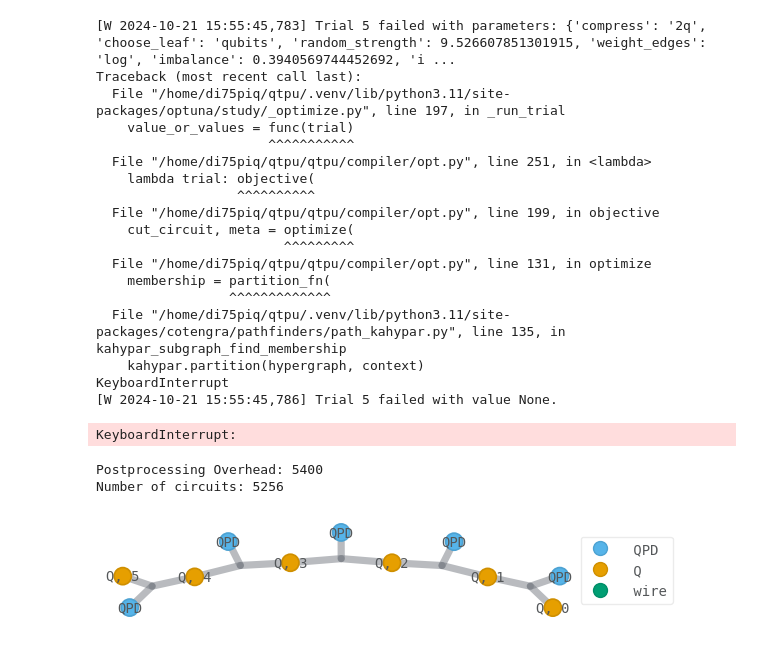
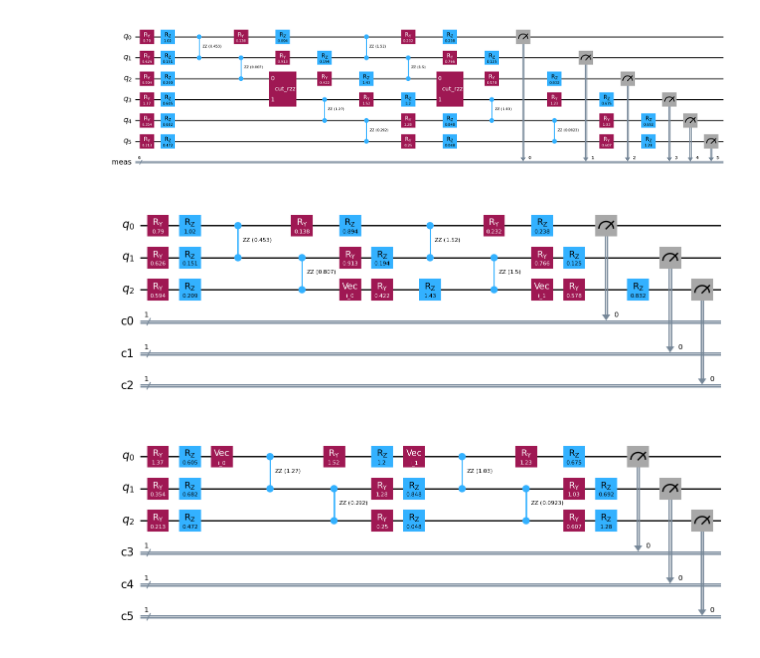
Before and after one commit to nathanieltornow/qtpu, a Jupyter notebook: docs/01_basics.ipynb, the cells around one changed output. Drawn from its saved outputs; the diff is of its cells as text; code cells hidden in the pictures.

```diff
--- a/docs/01_basics.ipynb
+++ b/docs/01_basics.ipynb
@@ -4,7 +5,7 @@ from qiskit.circuit.library import TwoLocal
 from IPython.display import display
 import qtpu
 # %%
-N = 10
+N = 6
 circuit = TwoLocal(N, ["ry", "rz"], "rzz", entanglement="linear", reps=2).decompose()
 circuit = circuit.assign_parameters(
     {param: np.random.rand() * np.pi / 2 for param in circuit.parameters}
@@ -12,4 +13,11 @@ circuit = circuit.assign_parameters(
 
 circuit.measure_all()
 
-circuit.draw("mpl", fold=-1)
+# circuit.draw("mpl", fold=-1)
+# circuit = QuantumCircuit(N)
+# circuit.h(0)
+# circuit.h(1)
+# circuit.h(2)
+# circuit.cx(range(N-1), range(1, N))
+
+# circuit.measure_all()
@@ -18,32 +24,19 @@ circuit.draw("mpl", fold=-1)
 # %%
-cut_circuit = qtpu.cut(circuit, num_qubits=N//4, show_progress_bar=True, n_trials=10)
+cut_circuit = qtpu.cut(
+    circuit, num_qubits=N // 2, show_progress_bar=True, n_trials=10, max_overhead=160
+)
 cut_circuit.draw("mpl", fold=-1)
 # %% [output]
-[W 2024-10-21 15:55:45,783] Trial 5 failed with parameters: {'compress': '2q', 'choose_leaf': 'qubits', 'random_strength': 9.526607851301915, 'weight_edges': 'log', 'imbalance': 0.3940569744452692, 'i ...
-Traceback (most recent call last):
-  File "/home/di75piq/qtpu/.venv/lib/python3.11/site-packages/optuna/study/_optimize.py", line 197, in _run_trial
-    value_or_values = func(trial)
-                      ^^^^^^^^^^^
-  File "/home/di75piq/qtpu/qtpu/compiler/opt.py", line 251, in <lambda>
-    lambda trial: objective(
-                  ^^^^^^^^^^
-  File "/home/di75piq/qtpu/qtpu/compiler/opt.py", line 199, in objective
-    cut_circuit, meta = optimize(
-                        ^^^^^^^^^
-  File "/home/di75piq/qtpu/qtpu/compiler/opt.py", line 131, in optimize
-    membership = partition_fn(
-                 ^^^^^^^^^^^^^
-  File "/home/di75piq/qtpu/.venv/lib/python3.11/site-packages/cotengra/pathfinders/path_kahypar.py", line 135, in kahypar_subgraph_find_membership
-    kahypar.partition(hypergraph, context)
-KeyboardInterrupt
-[W 2024-10-21 15:55:45,786] Trial 5 failed with value None.
-KeyboardInterrupt:
+[figure, added]
 # %%
-htn = qtpu.circuit_to_hybrid_tn(cut_circuit, num_samples=np.inf)
-print(f"Postprocessing Overhead: {htn.contraction_cost()}")
-print(f"Number of circuits: {htn.num_circuits()}")
-htn.draw()
+htn = qtpu.circuit_to_hybrid_tn(cut_circuit)
+for c in htn.subcircuits:
+    display(c.draw("mpl", fold=-1))
+
+
+# print(f"Postprocessing Overhead: {htn.contraction_cost()}")
+# print(f"Number of circuits: {htn.num_circuits()}")
+# htn.draw()
 # %% [output]
-Postprocessing Overhead: 5400
-Number of circuits: 5256
-[figure, old version]
+[figure, new version]
+[figure, added]
```
Also changed, not shown: parts of 13 cells of this notebook, 38 other files.
